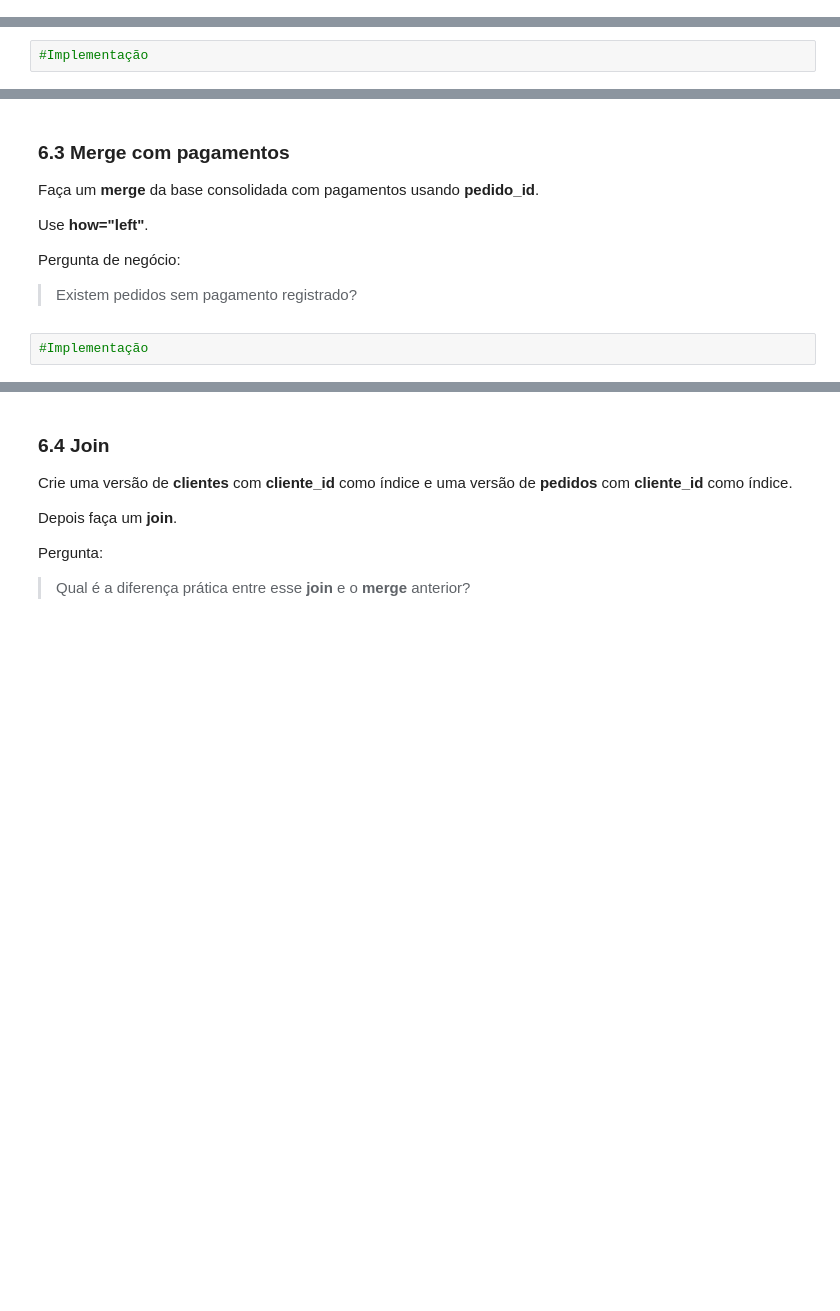
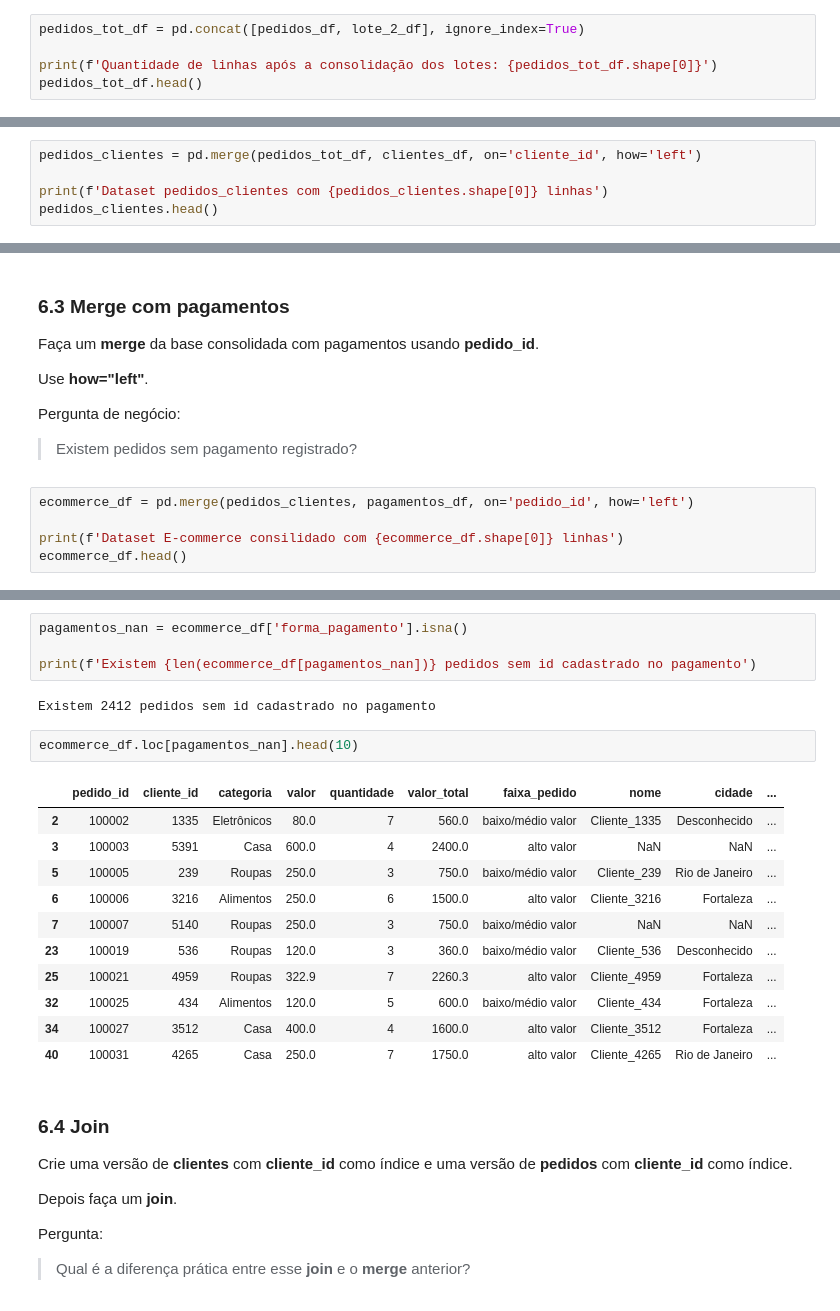
Before and after one commit to Somutt/revisao_py, a Jupyter notebook: 02_data_analysis/pandas_ecommerce.ipynb, the cells around one changed output, grey strips where cells are left out. Cells and saved outputs as stored; diff of their text form; blank space fills up the shorter version.

Commit message:
chore (data_analysis): merge e join dos dfs

```diff
--- a/02_data_analysis/pandas_ecommerce.ipynb
+++ b/02_data_analysis/pandas_ecommerce.ipynb
@@ -1123,0 +1149,5 @@ Depois confira:
+# %%
+pedidos_tot_df = pd.concat([pedidos_df, lote_2_df], ignore_index=True)
+
+print(f'Quantidade de linhas após a consolidação dos lotes: {pedidos_tot_df.shape[0]}')
+pedidos_tot_df.head()
@@ -1132,4 +1179,7 @@ Pergunta de negócio:
 
 > Existem pedidos de clientes que não estão cadastrados?
 # %%
-#Implementação
+pedidos_clientes = pd.merge(pedidos_tot_df, clientes_df, on='cliente_id', how='left')
+
+print(f'Dataset pedidos_clientes com {pedidos_clientes.shape[0]} linhas')
+pedidos_clientes.head()
@@ -1144,4 +1262,7 @@ Pergunta de negócio:
 
 > Existem pedidos sem pagamento registrado?
 # %%
-#Implementação
+ecommerce_df = pd.merge(pedidos_clientes, pagamentos_df, on='pedido_id', how='left')
+
+print(f'Dataset E-commerce consilidado com {ecommerce_df.shape[0]} linhas')
+ecommerce_df.head()
@@ -1148,3 +1294,23 @@ Pergunta de negócio:
+# %%
+pagamentos_nan = ecommerce_df['forma_pagamento'].isna()
+
+print(f'Existem {len(ecommerce_df[pagamentos_nan])} pedidos sem id cadastrado no pagamento')
+# %% [output]
+Existem 2412 pedidos sem id cadastrado no pagamento
+# %%
+ecommerce_df.loc[pagamentos_nan].head(10)
+# %% [output]
+|  | pedido_id | cliente_id | categoria | valor | quantidade | valor_total | faixa_pedido | nome | cidade | ... |
+| 2 | 100002 | 1335 | Eletrônicos | 80.0 | 7 | 560.0 | baixo/médio valor | Cliente_1335 | Desconhecido | ... |
+| 3 | 100003 | 5391 | Casa | 600.0 | 4 | 2400.0 | alto valor | NaN | NaN | ... |
+| 5 | 100005 | 239 | Roupas | 250.0 | 3 | 750.0 | baixo/médio valor | Cliente_239 | Rio de Janeiro | ... |
+| 6 | 100006 | 3216 | Alimentos | 250.0 | 6 | 1500.0 | alto valor | Cliente_3216 | Fortaleza | ... |
+| 7 | 100007 | 5140 | Roupas | 250.0 | 3 | 750.0 | baixo/médio valor | NaN | NaN | ... |
+| 23 | 100019 | 536 | Roupas | 120.0 | 3 | 360.0 | baixo/médio valor | Cliente_536 | Desconhecido | ... |
+| 25 | 100021 | 4959 | Roupas | 322.9 | 7 | 2260.3 | alto valor | Cliente_4959 | Fortaleza | ... |
+| 32 | 100025 | 434 | Alimentos | 120.0 | 5 | 600.0 | baixo/médio valor | Cliente_434 | Fortaleza | ... |
+| 34 | 100027 | 3512 | Casa | 400.0 | 4 | 1600.0 | alto valor | Cliente_3512 | Fortaleza | ... |
+| 40 | 100031 | 4265 | Casa | 250.0 | 7 | 1750.0 | alto valor | Cliente_4265 | Rio de Janeiro | ... |
 # %% [markdown]
 ### 6.4 Join
 
```
Also changed, not shown: parts of 20 cells of this notebook.
